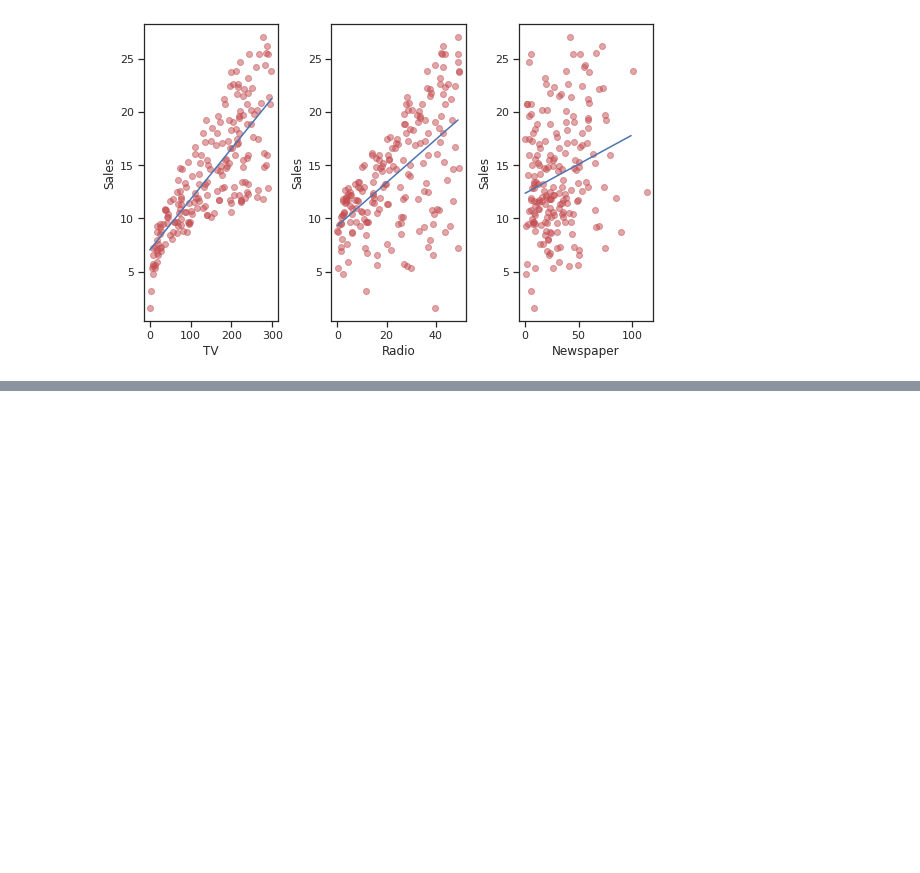
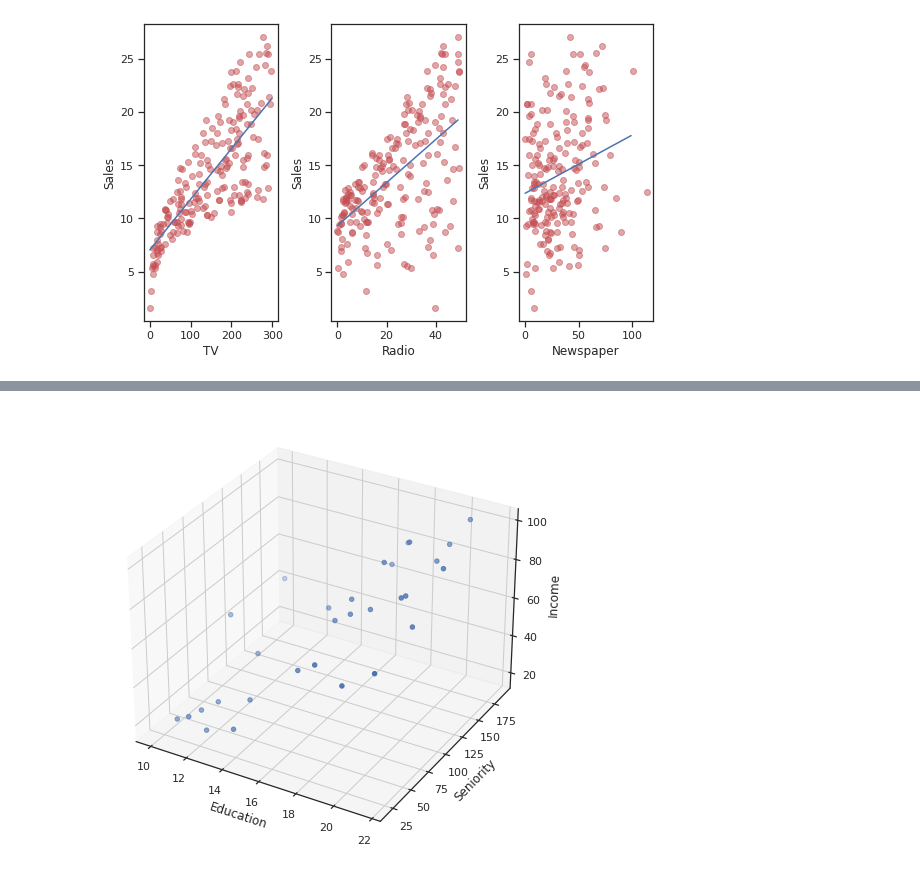
Before and after one commit to tvanzyl/ISL1_Python, a Jupyter notebook: Notebooks/Chapter 2.ipynb, the cells around one changed output, grey strips where cells are left out. Cells and saved outputs as stored; diff of their text form; code cells hidden in the pictures; blank space fills up the shorter version.

```diff
--- a/Notebooks/Chapter 2.ipynb
+++ b/Notebooks/Chapter 2.ipynb
@@ -66,0 +84,3 @@ plt.tight_layout()
+# %%
+Income2 = pd.read_csv('https://raw.githubusercontent.com/tvanzyl/ISLR-python/master/Notebooks/Data/Income2.csv')
+Income2.head()
@@ -66,0 +94,13 @@ plt.tight_layout()
+# %%
+fig = plt.figure(figsize=(8,8))
+ax = fig.add_subplot(111, projection = '3d')
+
+ax.set_xlabel("Education")
+ax.set_ylabel("Seniority")
+ax.set_zlabel("Income")
+
+ax.scatter(Income2.Education, Income2.Seniority, Income2.Income)
+
+plt.show()
+# %% [output]
+[figure, added]
```
Also changed, not shown: parts of 4 cells of this notebook.
